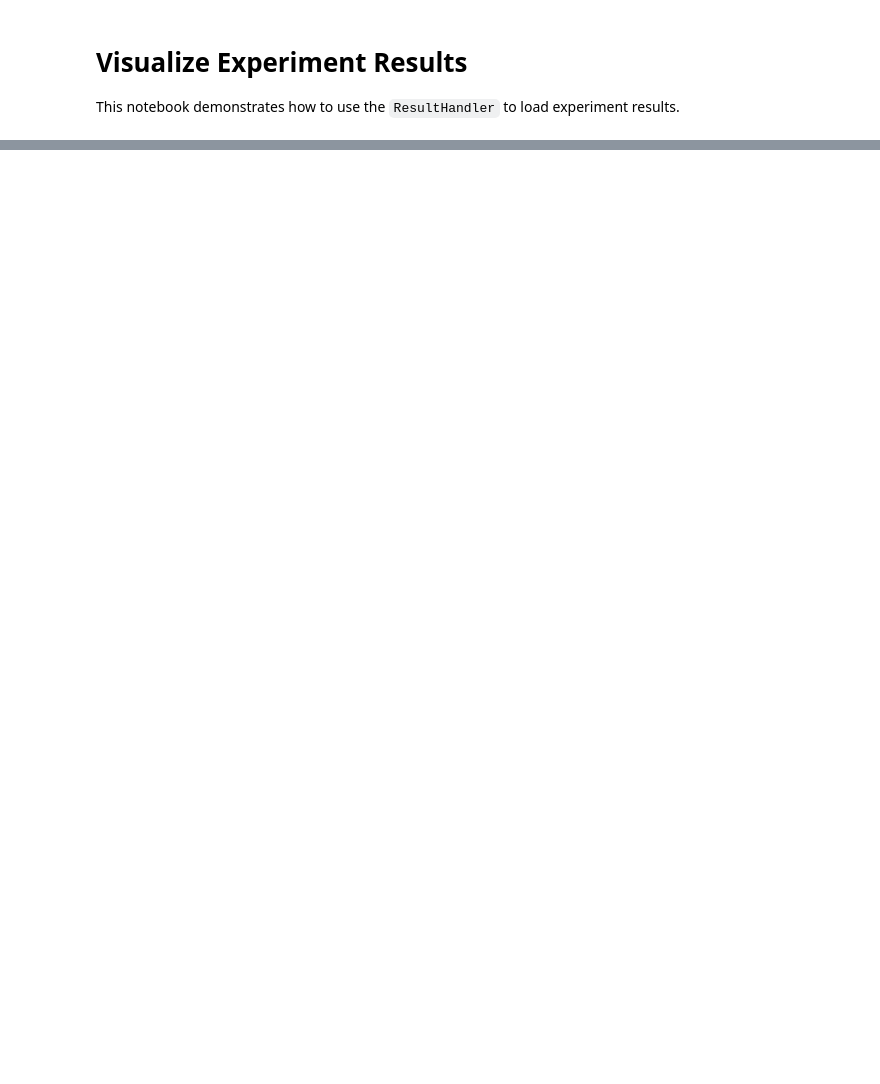
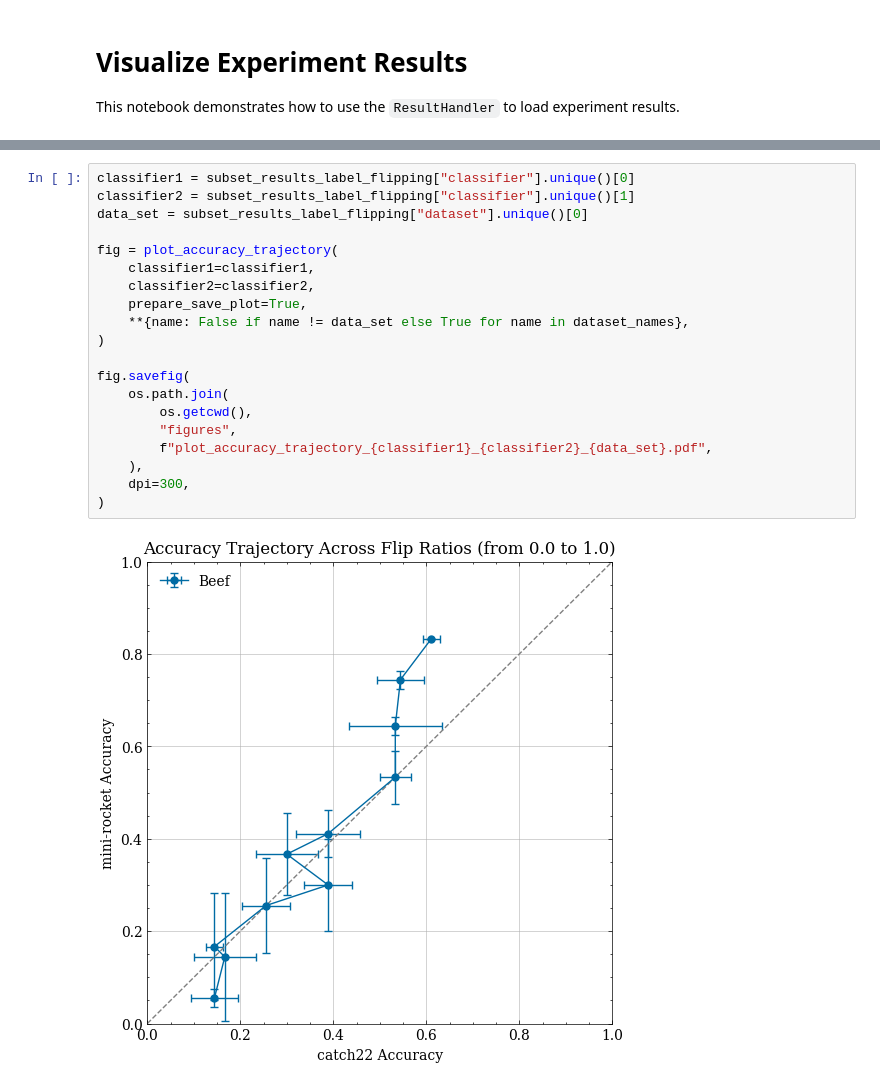
Before and after one commit to LarsBoecking/data-centric-ai, a Jupyter notebook: notebooks/visualize_results.ipynb, the cells around one changed output, grey strips where cells are left out. Cells and saved outputs as stored; diff of their text form; blank space fills up the shorter version.

```diff
--- a/notebooks/visualize_results.ipynb
+++ b/notebooks/visualize_results.ipynb
@@ -50,0 +322,22 @@ Metrics: {'accuracy': 0.6, 'f1_score': 0.6031746031746031}
+# %%
+classifier1 = subset_results_label_flipping["classifier"].unique()[0]
+classifier2 = subset_results_label_flipping["classifier"].unique()[1]
+data_set = subset_results_label_flipping["dataset"].unique()[0]
+
+fig = plot_accuracy_trajectory(
+    classifier1=classifier1,
+    classifier2=classifier2,
+    prepare_save_plot=True,
+    **{name: False if name != data_set else True for name in dataset_names},
+)
+
+fig.savefig(
+    os.path.join(
+        os.getcwd(),
+        "figures",
+        f"plot_accuracy_trajectory_{classifier1}_{classifier2}_{data_set}.pdf",
+    ),
+    dpi=300,
+)
+# %% [output]
+[figure, added]
```
Also changed, not shown: parts of 7 cells of this notebook.
